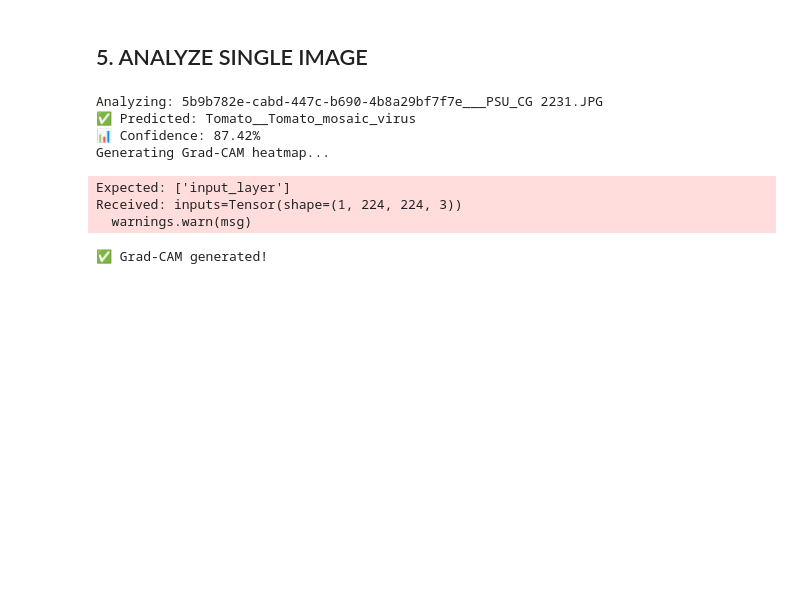
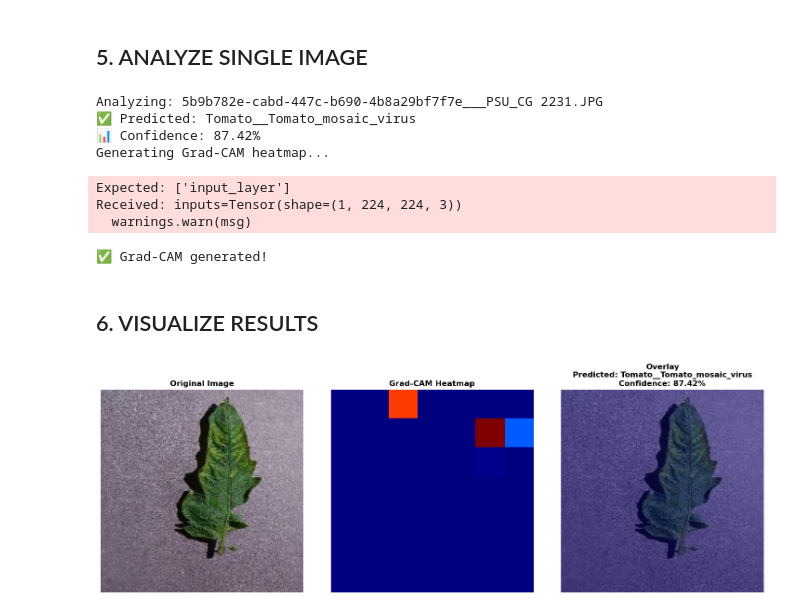
Before and after one commit to alberehap/plant-disease-classification, a Jupyter notebook: Grad-Cam.ipynb, the cells around one changed output. Saved outputs shown, nothing was run; the diff lists cells and outputs as text; code cells hidden in the pictures; blank space fills up the shorter version.

Commit message:
VISUALIZE RESULTS

```diff
--- a/Grad-Cam.ipynb
+++ b/Grad-Cam.ipynb
@@ -181,3 +181,28 @@ Expected: ['input_layer']
 Received: inputs=Tensor(shape=(1, 224, 224, 3))
   warnings.warn(msg)
 ✅ Grad-CAM generated!
+# %% [markdown]
+## 6. VISUALIZE RESULTS
+# %%
+fig, axes = plt.subplots(1, 3, figsize=(15, 5))
+
+# Original Image
+axes[0].imshow(load_img(test_img_path))
+axes[0].set_title('Original Image', fontsize=12, fontweight='bold')
+axes[0].axis('off')
+
+# Heatmap
+axes[1].imshow(heatmap, cmap='jet')
+axes[1].set_title('Grad-CAM Heatmap', fontsize=12, fontweight='bold')
+axes[1].axis('off')
+
+# Overlay
+axes[2].imshow(cv2.cvtColor(gradcam_img, cv2.COLOR_BGR2RGB))
+axes[2].set_title(f'Overlay\nPredicted: {predicted_class}\nConfidence: {confidence:.2%}',
+                  fontsize=12, fontweight='bold')
+axes[2].axis('off')
+
+plt.tight_layout()
+plt.show()
+# %% [output]
+[figure, added]
```
